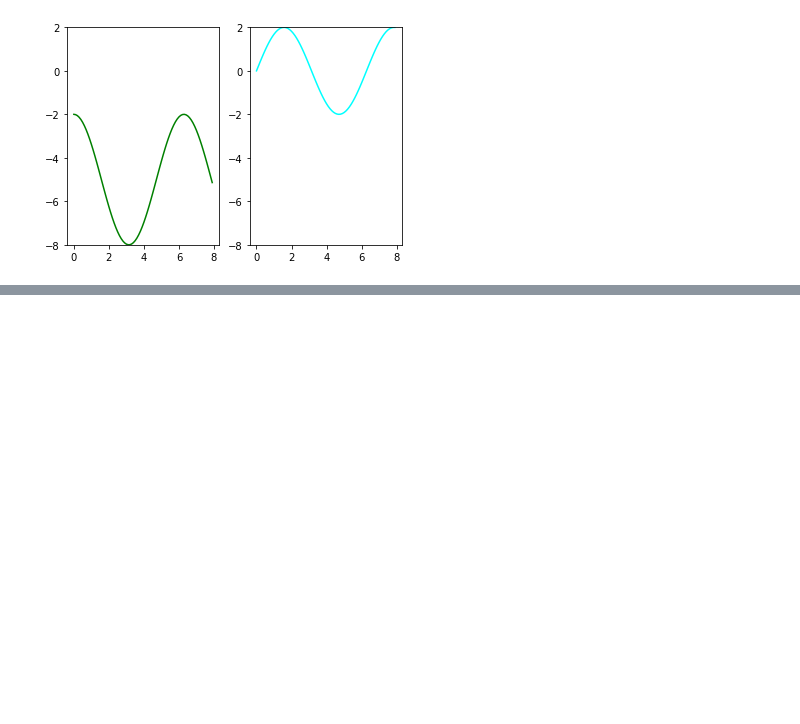
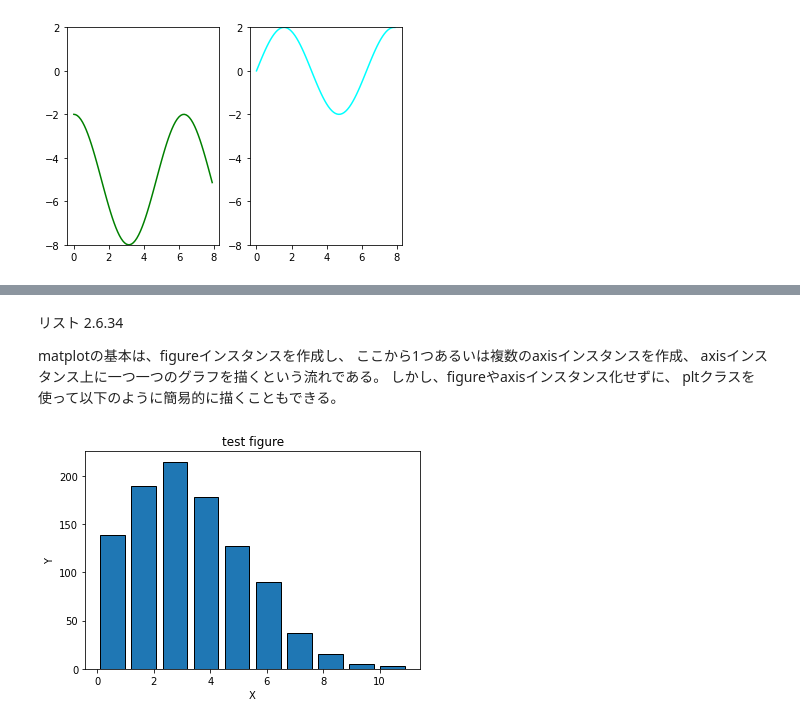
Before and after one commit to ken-ty/python_medical_images, a Jupyter notebook: chapter2/Chapter2.ipynb, the cells around one changed output, grey strips where cells are left out. Saved outputs shown, nothing was run; the diff lists cells and outputs as text; code cells hidden in the pictures; blank space fills up the shorter version.

```diff
--- a/chapter2/Chapter2.ipynb
+++ b/chapter2/Chapter2.ipynb
@@ -1494,0 +1530,24 @@ fig.show()
+# %% [markdown]
+リスト 2.6.34
+
+matplotの基本は、figureインスタンスを作成し、
+ここから1つあるいは複数のaxisインスタンスを作成、
+axisインスタンス上に一つ一つのグラフを描くという流れである。
+しかし、figureやaxisインスタンス化せずに、
+pltクラスを使って以下のように簡易的に描くこともできる。
+# %%
+import numpy as np
+import matplotlib.pyplot as plt
+# 数値データの作成
+# ポアソン分布とは
+# 遺伝子の突然変異数や火災件数などの
+# 滅多に起こりえない事象の発生数の確立がとりえる分布
+x = np.random.poisson(lam=3.5, size=1000)
+# グラフの描画
+plt.hist(x, ec='black', rwidth=0.8, bins=10, density=False)
+plt.xlabel("X")
+plt.ylabel("Y")
+plt.title("test figure")
+plt.show()
+# %% [output]
+[figure, added]
```
Also changed, not shown: parts of 8 cells of this notebook.
